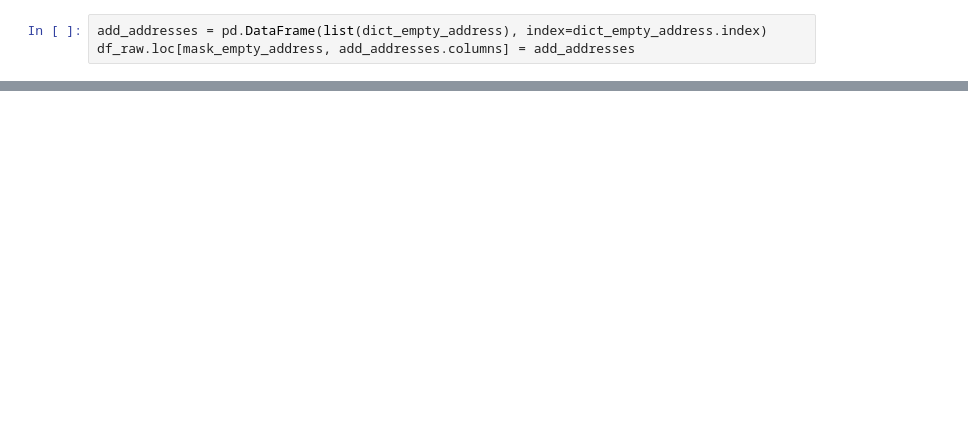
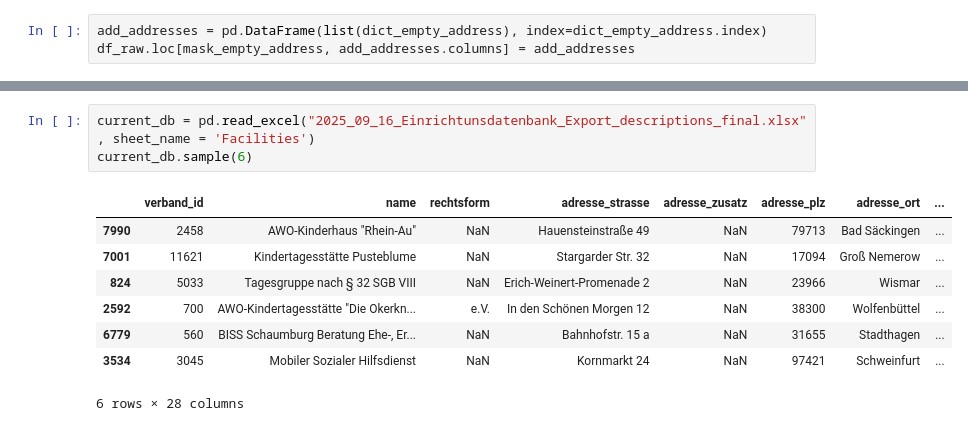
Before and after one commit to tamaricki/awo-tamara, a Jupyter notebook: osm_eda.ipynb, the cells around one changed output, grey strips where cells are left out. Drawn from its saved outputs; the diff is of its cells as text; blank space fills up the shorter version.

```diff
--- a/osm_eda.ipynb
+++ b/osm_eda.ipynb
@@ -144,0 +225,12 @@ df_filtered = df.loc[has_word].reset_index(drop=True)
+# %%
+current_db = pd.read_excel("2025_09_16_Einrichtunsdatenbank_Export_descriptions_final.xlsx" , sheet_name = 'Facilities')
+current_db.sample(6)
+# %% [output]
+|  | verband_id | name | rechtsform | adresse_strasse | adresse_zusatz | adresse_plz | adresse_ort | ... |
+| 7990 | 2458 | AWO-Kinderhaus "Rhein-Au" | NaN | Hauensteinstraße 49 | NaN | 79713 | Bad Säckingen | ... |
+| 7001 | 11621 | Kindertagesstätte Pusteblume | NaN | Stargarder Str. 32 | NaN | 17094 | Groß Nemerow | ... |
+| 824 | 5033 | Tagesgruppe nach § 32 SGB VIII | NaN | Erich-Weinert-Promenade 2 | NaN | 23966 | Wismar | ... |
+| 2592 | 700 | AWO-Kindertagesstätte "Die Okerkn... | e.V. | In den Schönen Morgen 12 | NaN | 38300 | Wolfenbüttel | ... |
+| 6779 | 560 | BISS Schaumburg Beratung Ehe-, Er... | NaN | Bahnhofstr. 15 a | NaN | 31655 | Stadthagen | ... |
+| 3534 | 3045 | Mobiler Sozialer Hilfsdienst | NaN | Kornmarkt 24 | NaN | 97421 | Schweinfurt | ... |
+6 rows × 28 columns
```
Also changed, not shown: parts of 28 cells of this notebook.
